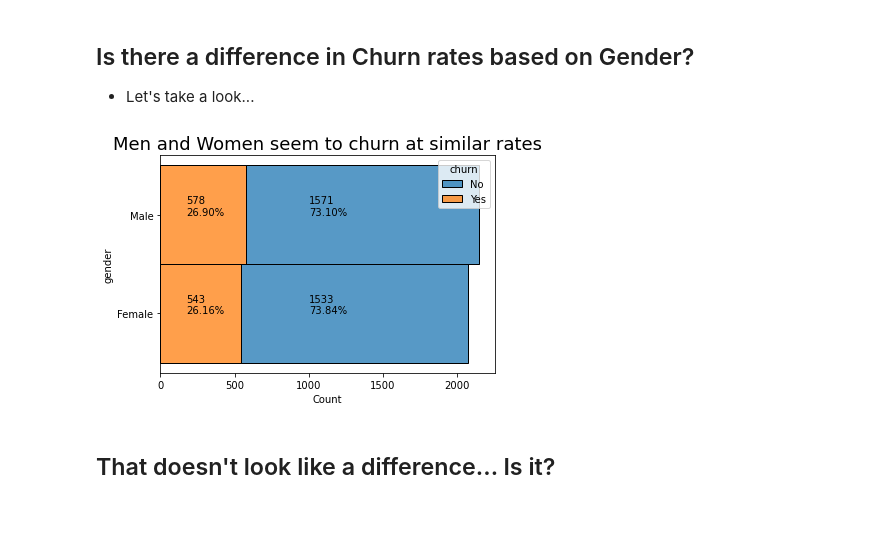
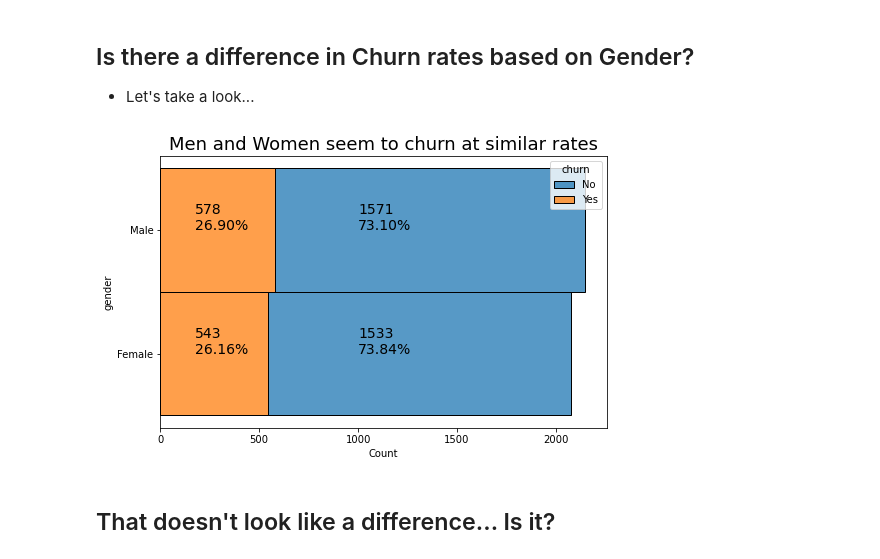
Before and after one commit to David-Howell/telco-churn, a Jupyter notebook: final_report.ipynb, the cells around one changed output. Drawn from its saved outputs; the diff is of its cells as text; code cells hidden in the pictures; blank space fills up the shorter version.

```diff
--- a/final_report.ipynb
+++ b/final_report.ipynb
@@ -196,19 +191,23 @@ train['null_charges'][df.churn == 'No'].value_counts()
 ## Is there a difference in Churn rates based on Gender?
 - Let's take a look...
 # %%
+# Set the size of the figure for disply
+plt.figure(figsize=(8,5))
 # Use a histograph showing gender and the % of churn in each
 sns.histplot(data=train, y='gender', hue='churn', multiple='stack')
 # Always title plots, graphs, and charts
 plt.title('Men and Women seem to churn at similar rates',
           fontdict={'fontsize':18}
          )
-plt.text(175,'Male',f'578\n{Percent(578/(578+1571))}')
-plt.text(175,"Female", f'543\n{Percent(543/(543+1533))}')
-plt.text(1000,'Male', f'1571\n{Percent(1571/(578+1571))}')
-plt.text(1000,'Female', f'1533\n{Percent(1533/(543+1533))}')
+# numbers calculated from the .value_counts()
+plt.text(175,'Male',f'578\n{Percent(578/(578+1571))}',fontdict={'fontsize':14})
+plt.text(175,"Female", f'543\n{Percent(543/(543+1533))}',fontdict={'fontsize':14})
+plt.text(1000,'Male', f'1571\n{Percent(1571/(578+1571))}',fontdict={'fontsize':14})
+plt.text(1000,'Female', f'1533\n{Percent(1533/(543+1533))}',fontdict={'fontsize':14})
+# Show the thing
 plt.show()
 # %% [output]
-[figure, old version]
+[figure, new version]
 # %% [markdown]
 ##  That doesn't look like a difference... Is it?
 # %%
```
Also changed, not shown: parts of 57 cells of this notebook.
